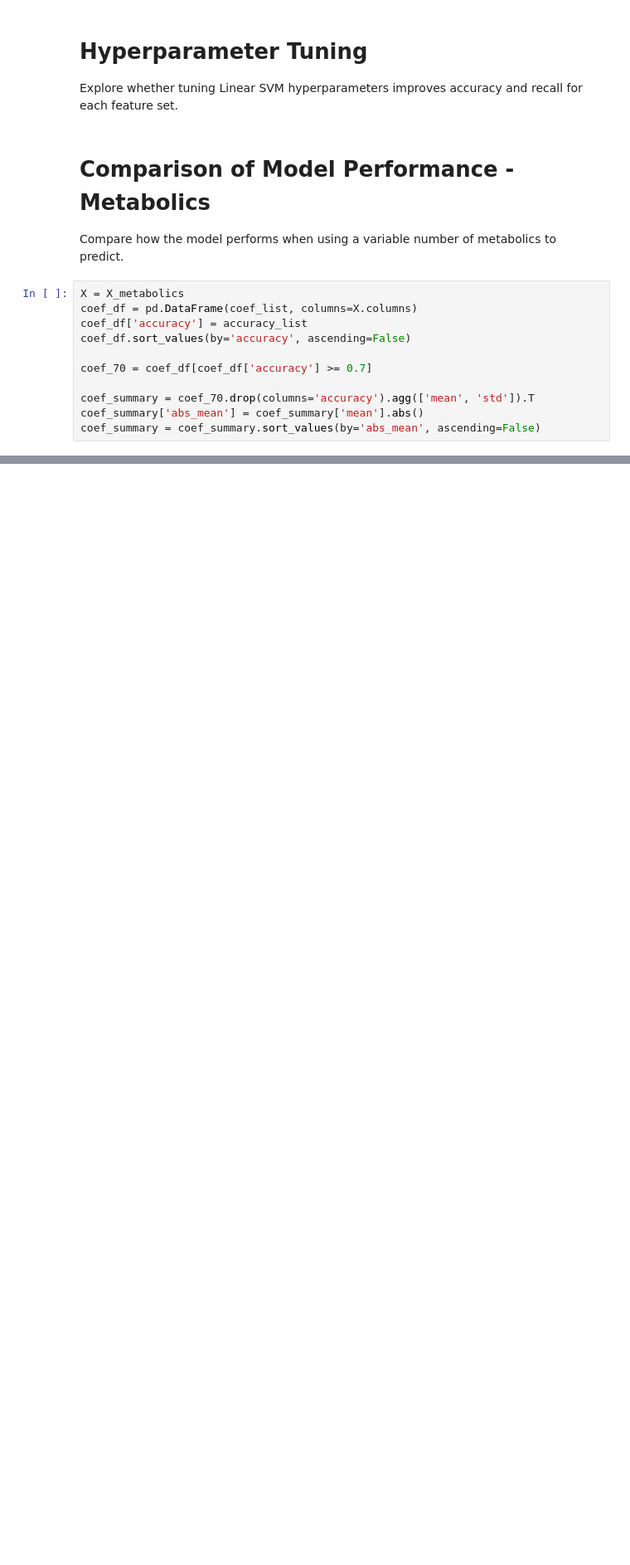
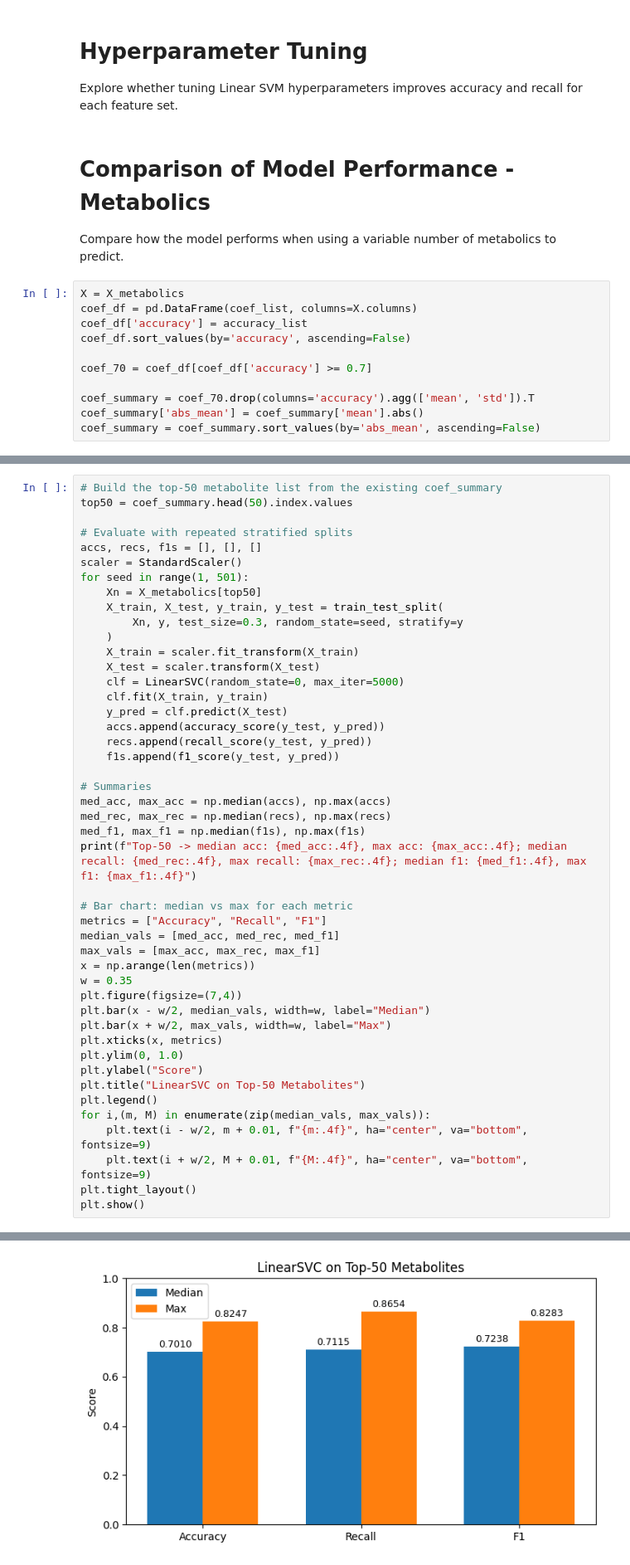
Before and after one commit to npgilman/lung_cancer_metabolomics, a Jupyter notebook: metabolomics_linear_svm.ipynb, the cells around one changed output, grey strips where cells are left out. Shown: that part at 83% size. Cells and saved outputs as stored; diff of their text form; blank space fills up the shorter version.

Commit message:
Updated linear svm

```diff
--- a/metabolomics_linear_svm.ipynb
+++ b/metabolomics_linear_svm.ipynb
@@ -318,0 +336,47 @@ plt.show()
+# %%
+# Build the top-50 metabolite list from the existing coef_summary
+top50 = coef_summary.head(50).index.values
+
+# Evaluate with repeated stratified splits
+accs, recs, f1s = [], [], []
+scaler = StandardScaler()
+for seed in range(1, 501):
+    Xn = X_metabolics[top50]
+    X_train, X_test, y_train, y_test = train_test_split(
+        Xn, y, test_size=0.3, random_state=seed, stratify=y
+    )
+    X_train = scaler.fit_transform(X_train)
+    X_test = scaler.transform(X_test)
+    clf = LinearSVC(random_state=0, max_iter=5000)
+    clf.fit(X_train, y_train)
+    y_pred = clf.predict(X_test)
+    accs.append(accuracy_score(y_test, y_pred))
+    recs.append(recall_score(y_test, y_pred))
+    f1s.append(f1_score(y_test, y_pred))
+
+# Summaries
+med_acc, max_acc = np.median(accs), np.max(accs)
+med_rec, max_rec = np.median(recs), np.max(recs)
+med_f1, max_f1 = np.median(f1s), np.max(f1s)
+print(f"Top-50 -> median acc: {med_acc:.4f}, max acc: {max_acc:.4f}; median recall: {med_rec:.4f}, max recall: {max_rec:.4f}; median f1: {med_f1:.4f}, max f1: {max_f1:.4f}")
+
+# Bar chart: median vs max for each metric
+metrics = ["Accuracy", "Recall", "F1"]
+median_vals = [med_acc, med_rec, med_f1]
+max_vals = [max_acc, max_rec, max_f1]
+x = np.arange(len(metrics))
+w = 0.35
+plt.figure(figsize=(7,4))
+plt.bar(x - w/2, median_vals, width=w, label="Median")
+plt.bar(x + w/2, max_vals, width=w, label="Max")
+plt.xticks(x, metrics)
+plt.ylim(0, 1.0)
+plt.ylabel("Score")
+plt.title("LinearSVC on Top-50 Metabolites")
+plt.legend()
+for i,(m, M) in enumerate(zip(median_vals, max_vals)):
+    plt.text(i - w/2, m + 0.01, f"{m:.4f}", ha="center", va="bottom", fontsize=9)
+    plt.text(i + w/2, M + 0.01, f"{M:.4f}", ha="center", va="bottom", fontsize=9)
+plt.tight_layout()
+plt.show()
+# %% [output]
@@ -318,0 +384 @@ plt.show()
+[figure, added]
```
Also changed, not shown: parts of 7 cells of this notebook.
